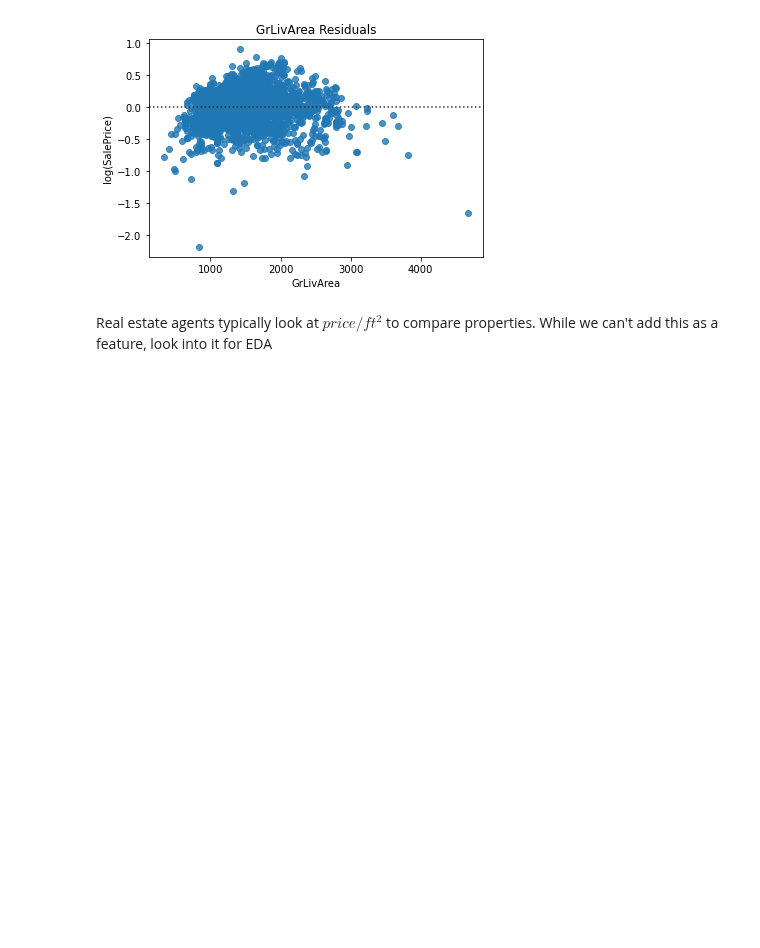
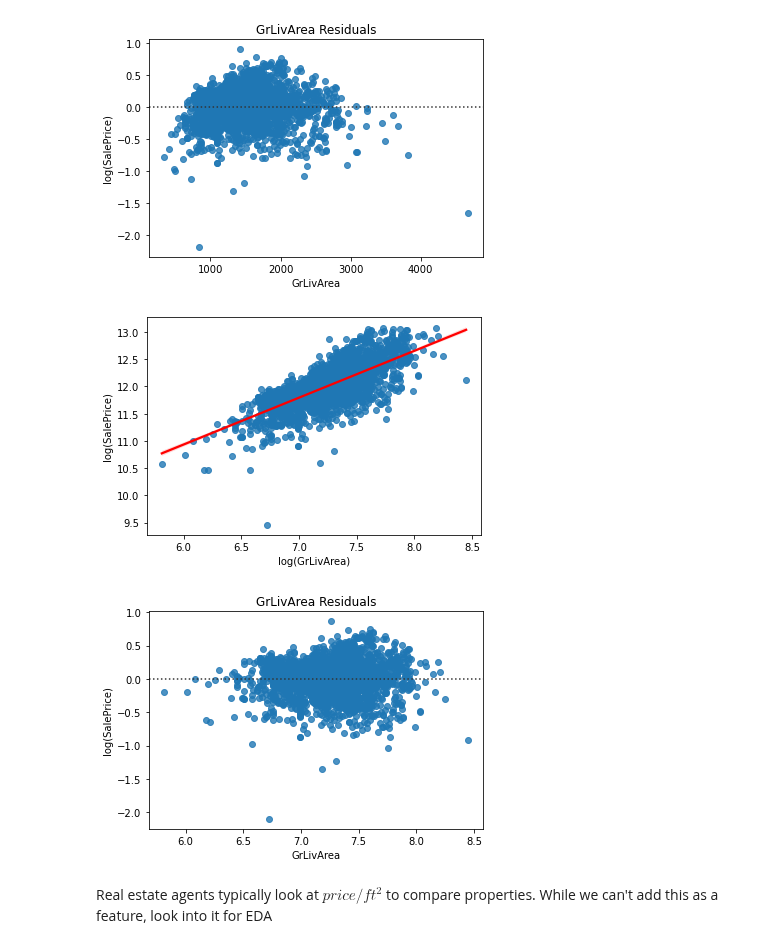
Before and after one commit to rishigoutam/ames-iowa, a Jupyter notebook: rishi/eda.ipynb, the cells around one changed output. Drawn from its saved outputs; the diff is of its cells as text; code cells hidden in the pictures; blank space fills up the shorter version.

```diff
--- a/rishi/eda.ipynb
+++ b/rishi/eda.ipynb
@@ -461,6 +458,22 @@ plt.title("GrLivArea Residuals")
 plt.show()
 # %% [output]
 [figure]
+# %%
+# How about log-log?
+sns.regplot(data = df, x = np.log(df.GrLivArea), y = np.log(df.SalePrice),
+            line_kws = {"color": 'red'})
+plt.xlabel("log(GrLivArea)")
+plt.ylabel("log(SalePrice)")
+plt.show()
+
+sns.residplot(data = df, x = np.log(df.GrLivArea), y = np.log(df.SalePrice))
+plt.ylabel("log(GrLivArea)")
+plt.ylabel("log(SalePrice)")
+plt.title("GrLivArea Residuals")
+plt.show()
+# %% [output]
+[figure, added]
+[figure, added]
 # %% [markdown]
 Real estate agents typically look at $price/ft^2$ to compare properties.
 While we can't add this as a feature, look into it for EDA
```
Also changed, not shown: parts of 2 cells of this notebook.
